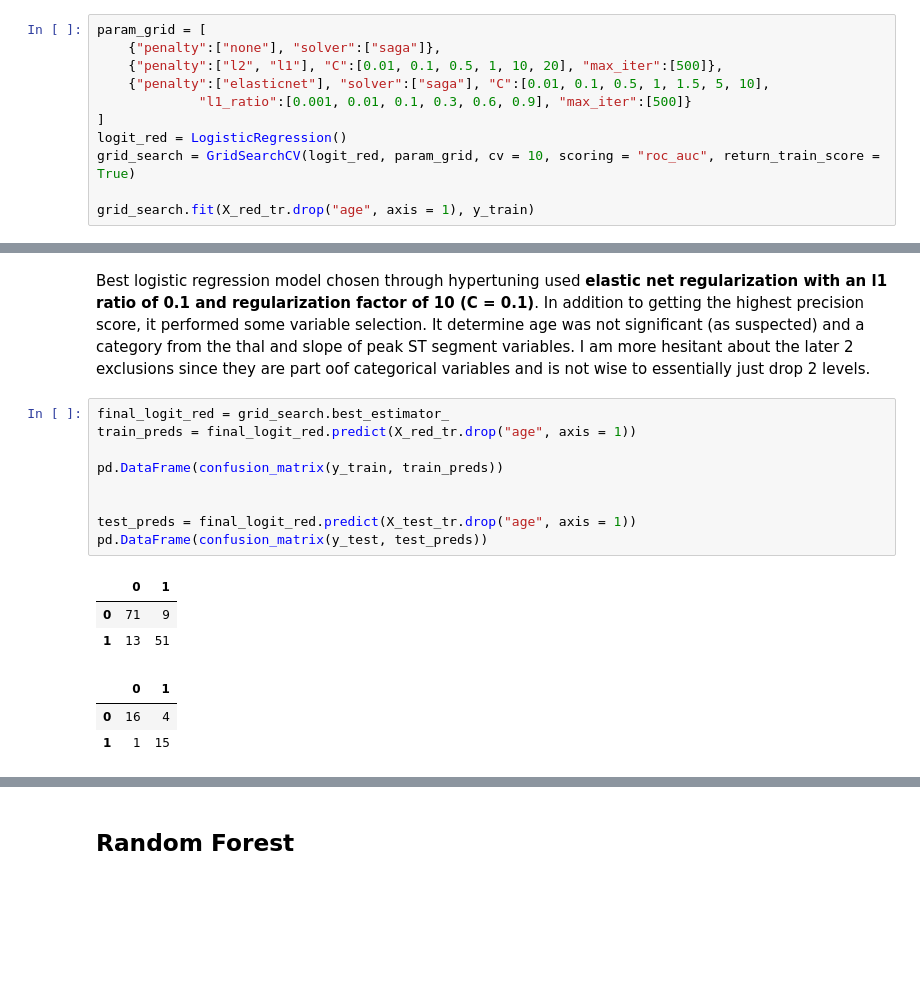
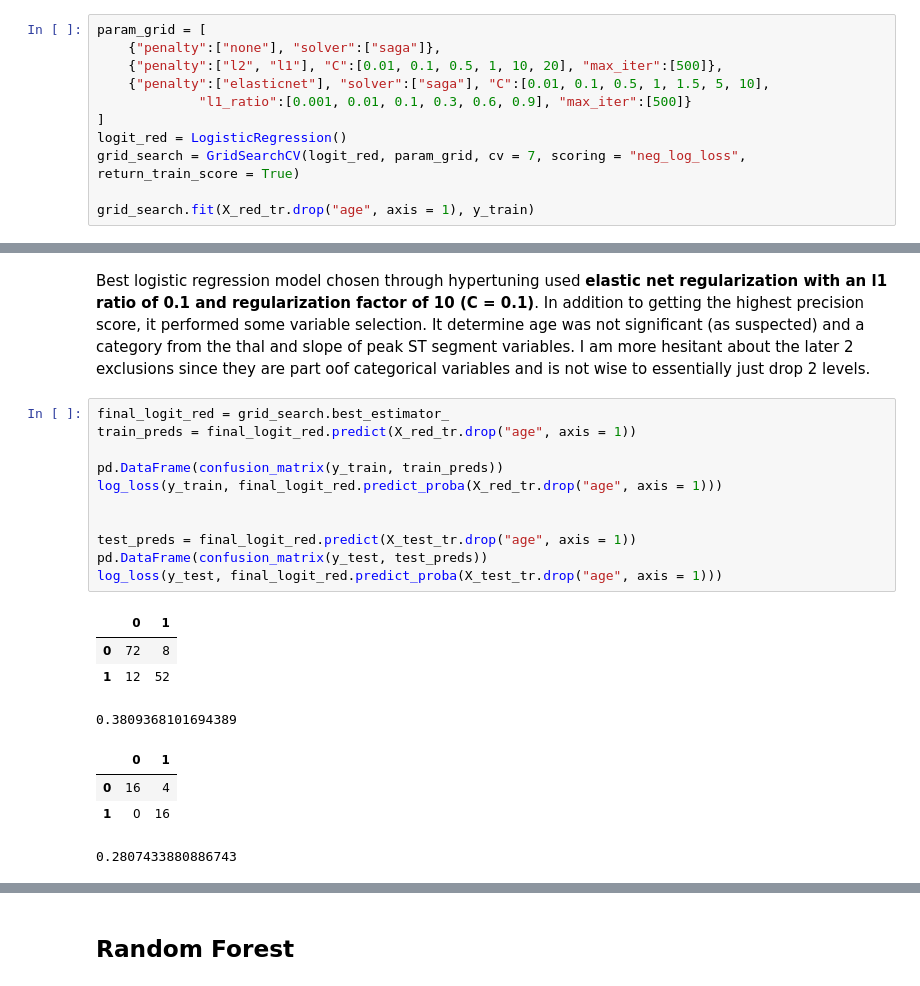
Before and after one commit to Antonio-Avila/Heart-Disease, a Jupyter notebook: Modeling.ipynb, the cells around one changed output, grey strips where cells are left out. Cells and saved outputs as stored; diff of their text form; blank space fills up the shorter version.

```diff
--- a/Modeling.ipynb
+++ b/Modeling.ipynb
@@ -541,7 +528,7 @@ param_grid = [
              "l1_ratio":[0.001, 0.01, 0.1, 0.3, 0.6, 0.9], "max_iter":[500]}
 ]
 logit_red = LogisticRegression()
-grid_search = GridSearchCV(logit_red, param_grid, cv = 10, scoring = "roc_auc", return_train_score = True)
+grid_search = GridSearchCV(logit_red, param_grid, cv = 7, scoring = "neg_log_loss", return_train_score = True)
 
 grid_search.fit(X_red_tr.drop("age", axis = 1), y_train)
 # %% [output]
@@ -587,17 +578,21 @@ Best logistic regression model chosen through hypertuning used **elastic net reg
 # %%
 final_logit_red = grid_search.best_estimator_
 train_preds = final_logit_red.predict(X_red_tr.drop("age", axis = 1))
 
 pd.DataFrame(confusion_matrix(y_train, train_preds))
+log_loss(y_train, final_logit_red.predict_proba(X_red_tr.drop("age", axis = 1)))
 
 
 test_preds = final_logit_red.predict(X_test_tr.drop("age", axis = 1))
 pd.DataFrame(confusion_matrix(y_test, test_preds))
+log_loss(y_test, final_logit_red.predict_proba(X_test_tr.drop("age", axis = 1)))
 # %% [output]
 |  | 0 | 1 |
-| 0 | 71 | 9 |
-| 1 | 13 | 51 |
+| 0 | 72 | 8 |
+| 1 | 12 | 52 |
+0.3809368101694389
 |  | 0 | 1 |
 | 0 | 16 | 4 |
-| 1 | 1 | 15 |
+| 1 | 0 | 16 |
+0.2807433880886743
 # %%
```
Also changed, not shown: parts of 19 cells of this notebook.
